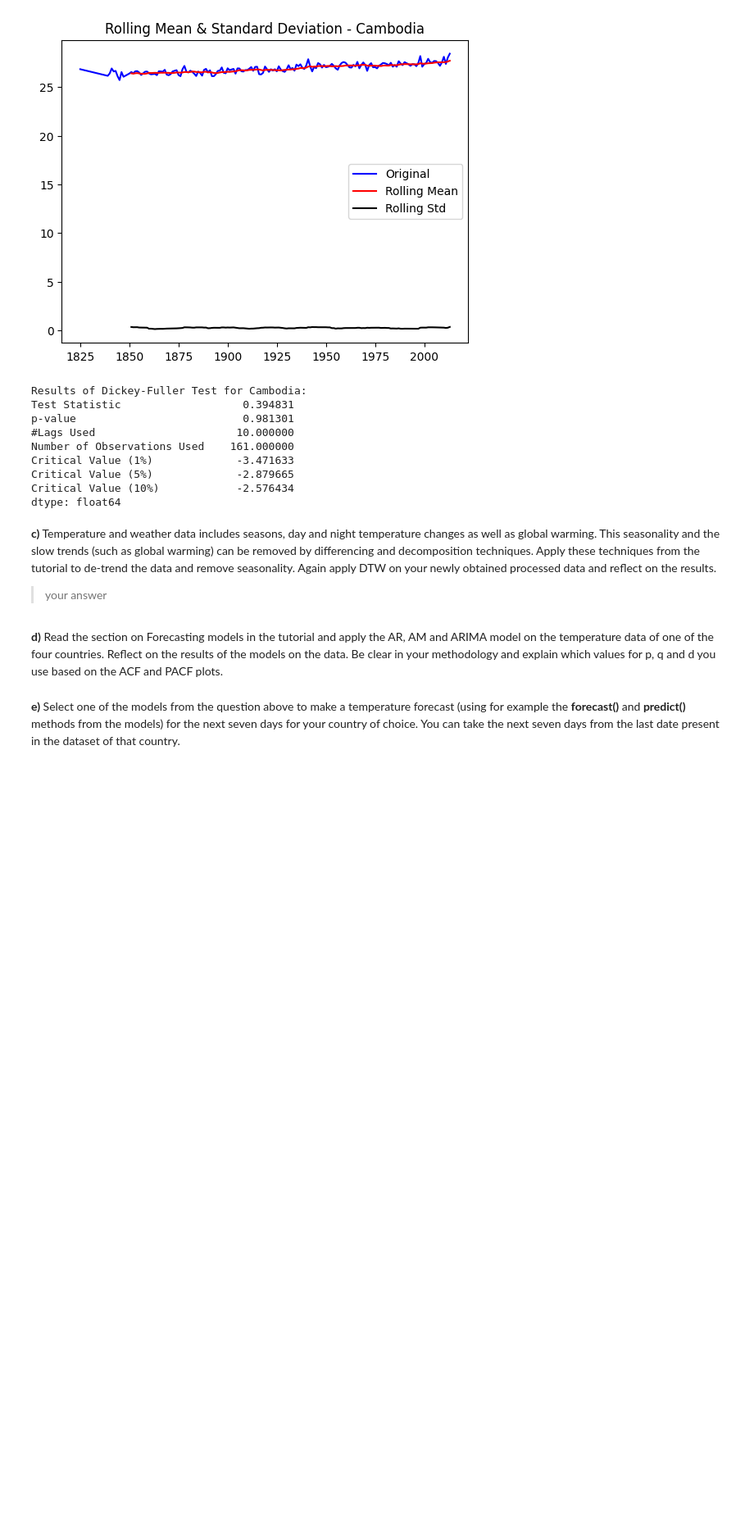
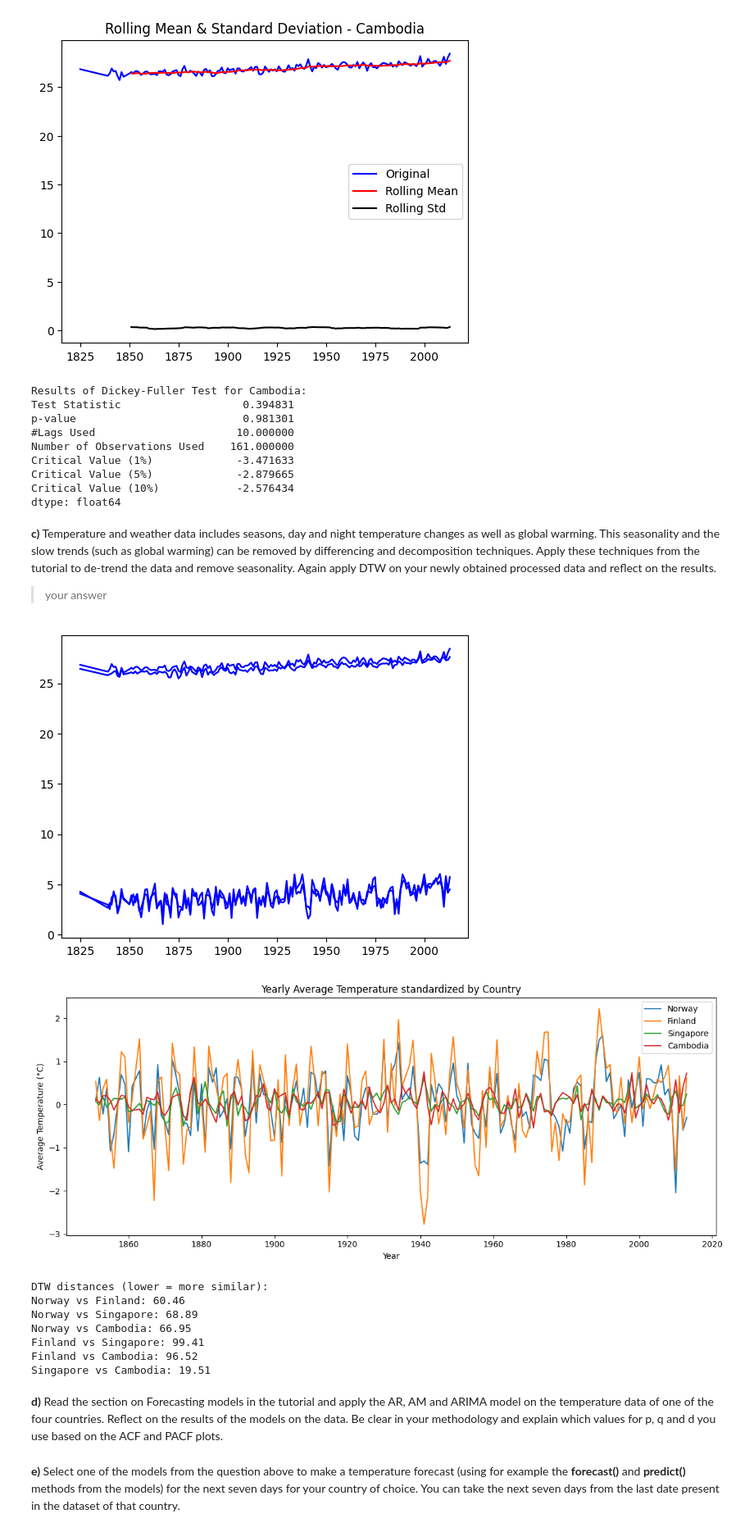
Before and after one commit to KundaiMutuwira/Data_Science_Class, a Jupyter notebook: DS2024_2025_TS_Assignment_Student_Version_1.ipynb, the cells around one changed output. Shown at 82% size. Drawn from its saved outputs; the diff is of its cells as text; code cells hidden in the pictures; blank space fills up the shorter version.

```diff
--- a/DS2024_2025_TS_Assignment_Student_Version_1.ipynb
+++ b/DS2024_2025_TS_Assignment_Student_Version_1.ipynb
@@ -1123,3 +1123,50 @@ dtype: float64
+# %%
+# 4.9 c) put your code here
+series = {}
+
+for c in countries:
+    # Determining rolling statistics
+    timeseries = yearly_pivot[c]
+    # orig = plt.plot(timeseries, color='blue', label='Original')
+    # ts_log_diff = timeseries - timeseries.shift()
+    moving_avg = timeseries.rolling(window=12).mean()
+    timeseries = (timeseries - moving_avg).dropna()
+    series[c] = timeseries
+    # later = plt.plot(timeseries, color='green', label='later')
+    # shift = plt.plot(ts_log_diff, color='red', label='shift')
+    # mean = plt.plot(rolmean, color='red', label='Rolling Mean')
+    # std = plt.plot(rolstd, color='black', label='Rolling Std')
+    # plt.legend(loc='best')
+    # plt.title(f'Rolling Mean & Standard Deviation - {c}')
+    # plt.show(block=False)
+
+plt.figure(figsize=(12, 5))
+for country, values in series.items():
+    plt.plot(values.index, values, label=country)
+plt.title("Yearly Average Temperature standardized by Country")
+plt.xlabel("Year")
+plt.ylabel("Average Temperature (°C)")
+plt.legend()
+plt.tight_layout()
+plt.show()
+
+dtw = KnnDtw(n_neighbors=0, max_warping_window=20, subsample_step=1)
+
+print("DTW distances (lower = more similar):")
+for i, c1 in enumerate(countries):
+    for c2 in countries[i + 1:]:
+        dist = dtw._dtw_distance(series[c1], series[c2])
+        print(f"{c1} vs {c2}: {dist:.2f}")
+# %% [output]
+[figure, added]
+[figure, added]
+DTW distances (lower = more similar):
+Norway vs Finland: 60.46
+Norway vs Singapore: 68.89
+Norway vs Cambodia: 66.95
+Finland vs Singapore: 99.41
+Finland vs Cambodia: 96.52
+Singapore vs Cambodia: 19.51
 # %% [markdown]
 **d)** Read the section on Forecasting models in the tutorial and apply the AR, AM and ARIMA model on the temperature data of one of the four countries. Reflect on the results of the models on the data. Be clear in your methodology and explain which values for p, q and d you use based on the ACF and PACF plots.
 # %%
```
Also changed, not shown: parts of 3 cells of this notebook.
